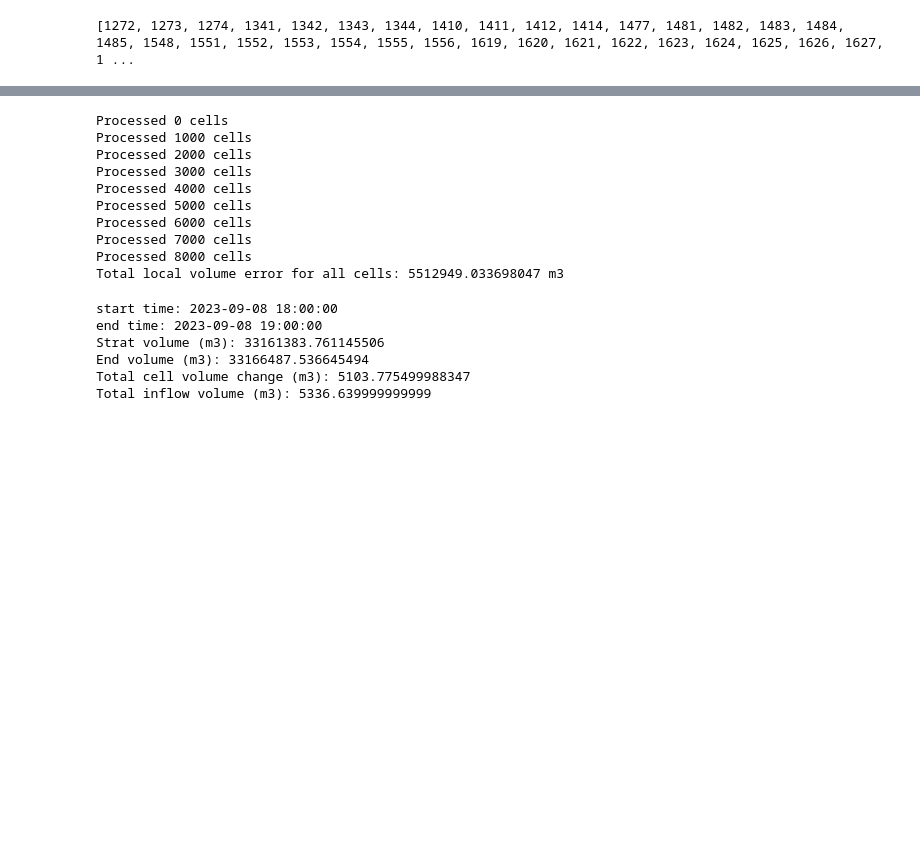
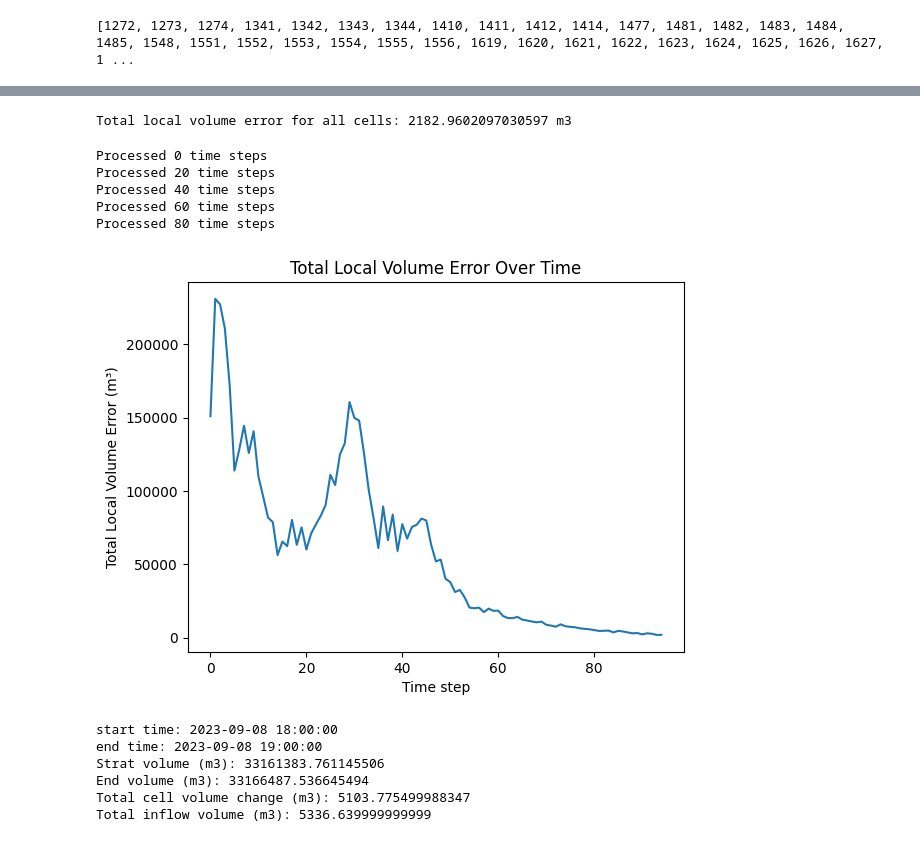
Before and after one commit to acostacos/mSWE-GNN, a Jupyter notebook: database/create_hecras_from_mswegnn.ipynb, the cells around one changed output, grey strips where cells are left out. Drawn from its saved outputs; the diff is of its cells as text; code cells hidden in the pictures; blank space fills up the shorter version.

```diff
--- a/database/create_hecras_from_mswegnn.ipynb
+++ b/database/create_hecras_from_mswegnn.ipynb
@@ -558,26 +558,41 @@ Volume error of cell 1858 between 2023-09-08 18:00:00 and 2023-09-08 19:00:00: 7
 # %%
-local_vol_error_for_ts = []
-for cell_index in range(len(gdf_centroids)):
-    with contextlib.redirect_stdout(open(os.devnull, 'w')):
-        vol_error = local_cell_vol_error_for_timestep(cell_index, time_index, delta_t)
-        local_vol_error_for_ts.append(vol_error)
+def total_local_vol_error_for_timestep(time_index, delta_t):
+    local_vol_error_for_ts = []
+    for cell_index in range(len(gdf_centroids)):
+        with contextlib.redirect_stdout(open(os.devnull, 'w')):
+            vol_error = local_cell_vol_error_for_timestep(cell_index, time_index, delta_t)
+            local_vol_error_for_ts.append(vol_error)
+    total_local_vol_error_for_ts = np.abs(local_vol_error_for_ts).sum()
+    return total_local_vol_error_for_ts
 
-    if cell_index % 1000 == 0:
-        print(f'Processed {cell_index} cells')
-
-total_local_vol_error_for_ts = np.abs(local_vol_error_for_ts).sum()
+total_local_vol_error_for_ts = total_local_vol_error_for_timestep(time_index, delta_t)
 print(f'Total local volume error for all cells: {total_local_vol_error_for_ts} m3')
 # %% [output]
-Processed 0 cells
-Processed 1000 cells
-Processed 2000 cells
-Processed 3000 cells
-Processed 4000 cells
-Processed 5000 cells
-Processed 6000 cells
-Processed 7000 cells
-Processed 8000 cells
-Total local volume error for all cells: 5512949.033698047 m3
+Total local volume error for all cells: 2182.9602097030597 m3
+# %%
+all_local_vol_errors = []
+for i in range(len(time_list) - 2):
+    with contextlib.redirect_stdout(open(os.devnull, 'w')):
+        loss = total_local_vol_error_for_timestep(i, delta_t)
+        all_local_vol_errors.append(loss)
+
+    if i % 20 == 0:
+        print(f'Processed {i} time steps')
+# %% [output]
+Processed 0 time steps
+Processed 20 time steps
+Processed 40 time steps
+Processed 60 time steps
+Processed 80 time steps
+# %%
+local_vol_errors_to_plot = all_local_vol_errors
+plt.plot(local_vol_errors_to_plot)
+plt.xlabel('Time step')
+plt.ylabel('Total Local Volume Error (m³)')
+plt.title('Total Local Volume Error Over Time')
+plt.show()
+# %% [output]
+[figure, added]
 # %%
 def global_domain_vol_error_for_time_interval(start_time,end_time,delta_t):
     volume_start = np.sum(vol_df_clean.iloc[start_time, 1:])
```
Also changed, not shown: parts of 3 cells of this notebook.
